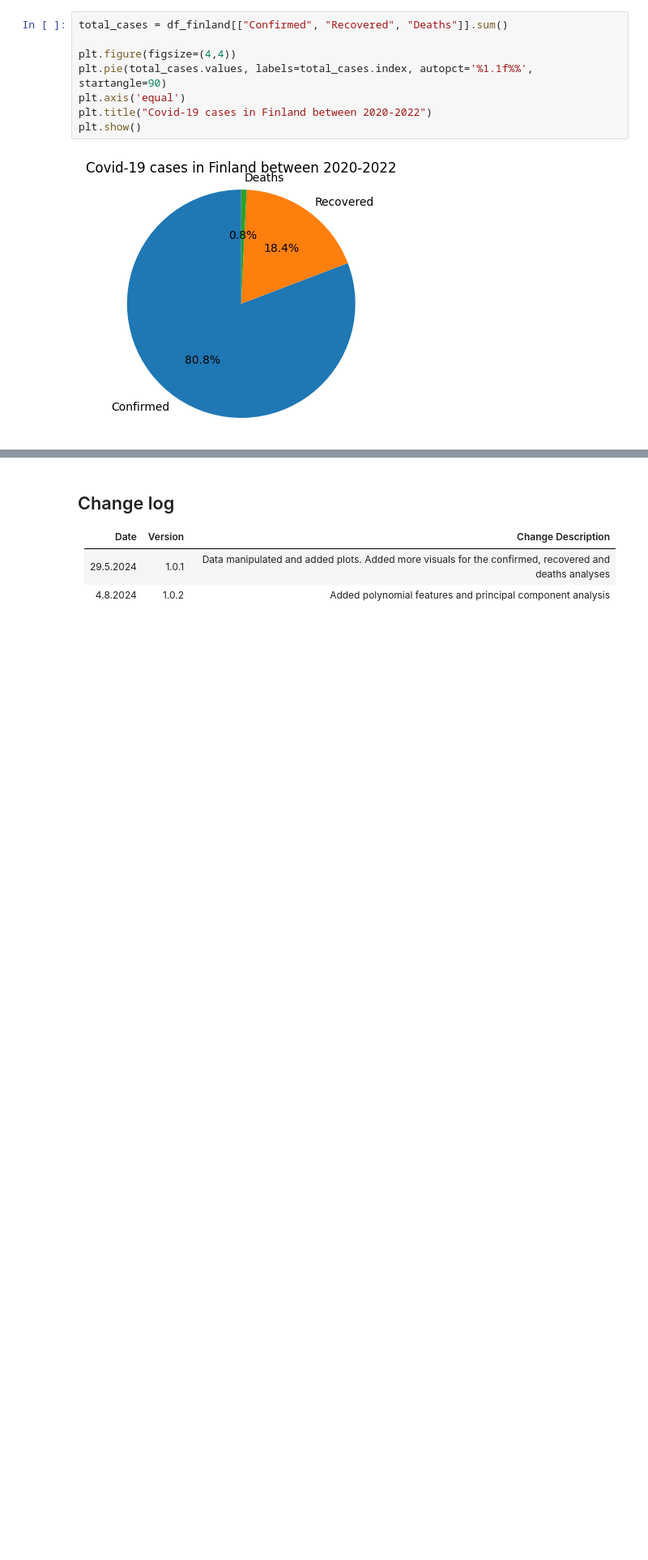
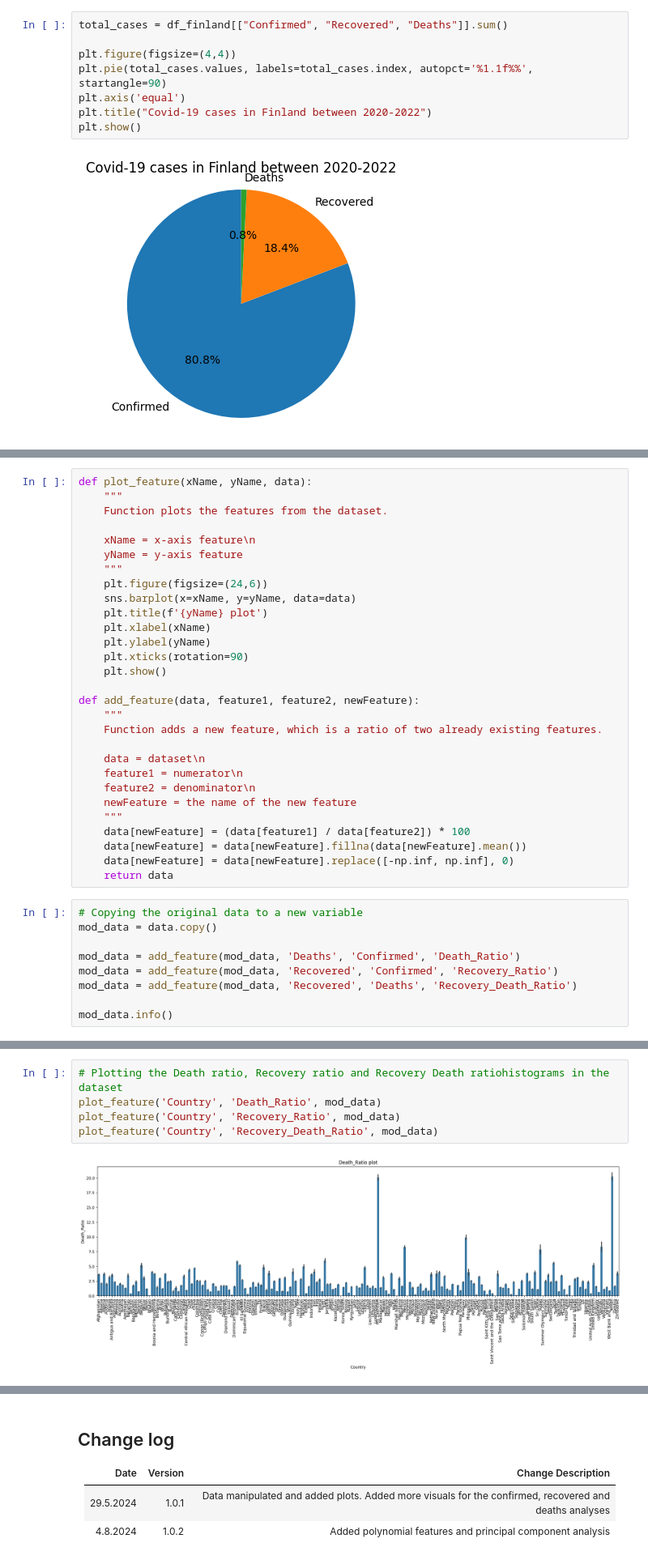
Before and after one commit to SamiAnttalainen/Covid-19_Analysis-Project, a Jupyter notebook: Covid-19_Data_Analysis.ipynb, the cells around one changed output, grey strips where cells are left out. Shown at 81% size. Cells and saved outputs as stored; diff of their text form; blank space fills up the shorter version.

```diff
--- a/Covid-19_Data_Analysis.ipynb
+++ b/Covid-19_Data_Analysis.ipynb
@@ -267,0 +234,38 @@ memory usage: 8.2+ MB
+# %%
+def plot_feature(xName, yName, data):
+    """
+    Function plots the features from the dataset.
+
+    xName = x-axis feature\n
+    yName = y-axis feature
+    """
+    plt.figure(figsize=(24,6))
+    sns.barplot(x=xName, y=yName, data=data)
+    plt.title(f'{yName} plot')
+    plt.xlabel(xName)
+    plt.ylabel(yName)
+    plt.xticks(rotation=90)
+    plt.show()
+
+def add_feature(data, feature1, feature2, newFeature):
+    """
+    Function adds a new feature, which is a ratio of two already existing features.
+
+    data = dataset\n
+    feature1 = numerator\n
+    feature2 = denominator\n
+    newFeature = the name of the new feature
+    """
+    data[newFeature] = (data[feature1] / data[feature2]) * 100
+    data[newFeature] = data[newFeature].fillna(data[newFeature].mean())
+    data[newFeature] = data[newFeature].replace([-np.inf, np.inf], 0)
+    return data
+# %%
+# Copying the original data to a new variable
+mod_data = data.copy()
+
+mod_data = add_feature(mod_data, 'Deaths', 'Confirmed', 'Death_Ratio')
+mod_data = add_feature(mod_data, 'Recovered', 'Confirmed', 'Recovery_Ratio')
+mod_data = add_feature(mod_data, 'Recovered', 'Deaths', 'Recovery_Death_Ratio')
+
+mod_data.info()
@@ -267,0 +289,7 @@ memory usage: 8.2+ MB
+# %%
+# Plotting the Death ratio, Recovery ratio and Recovery Death ratiohistograms in the dataset
+plot_feature('Country', 'Death_Ratio', mod_data)
+plot_feature('Country', 'Recovery_Ratio', mod_data)
+plot_feature('Country', 'Recovery_Death_Ratio', mod_data)
+# %% [output]
+[figure, added]
```
Also changed, not shown: parts of 30 cells of this notebook.
